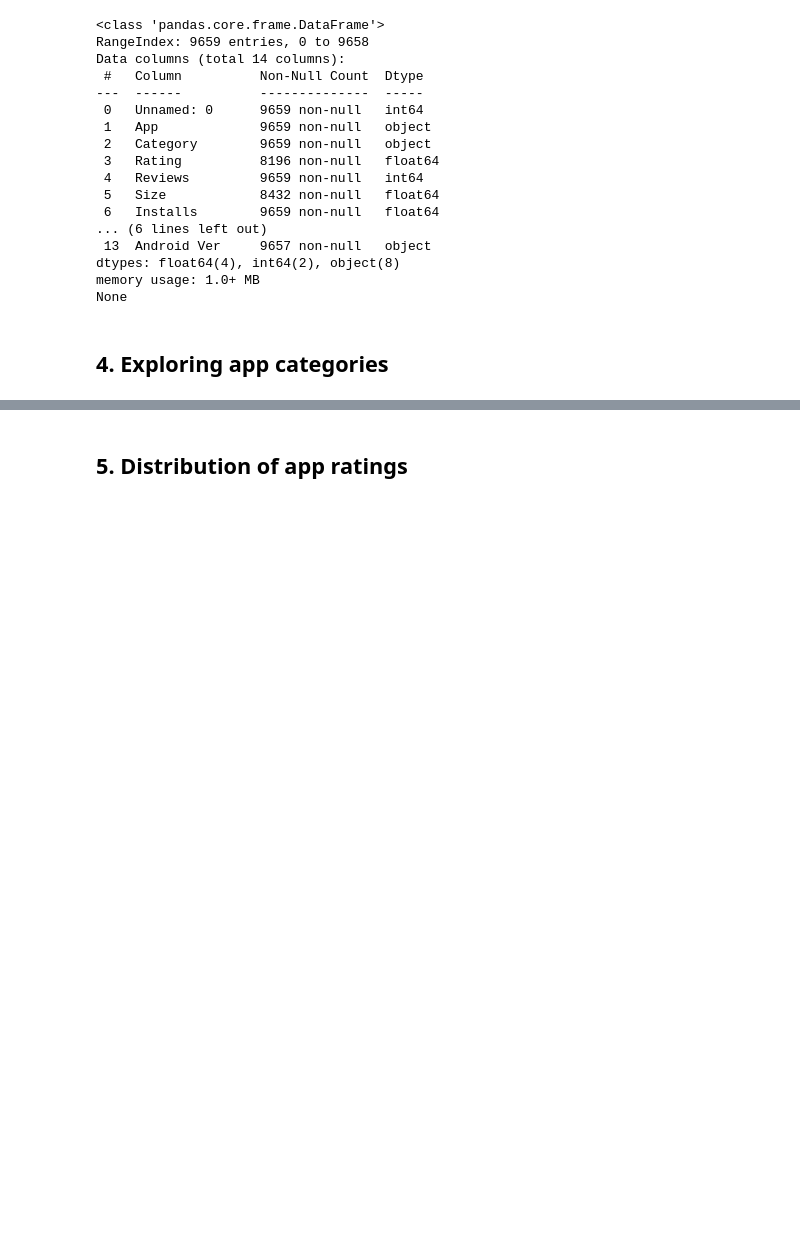
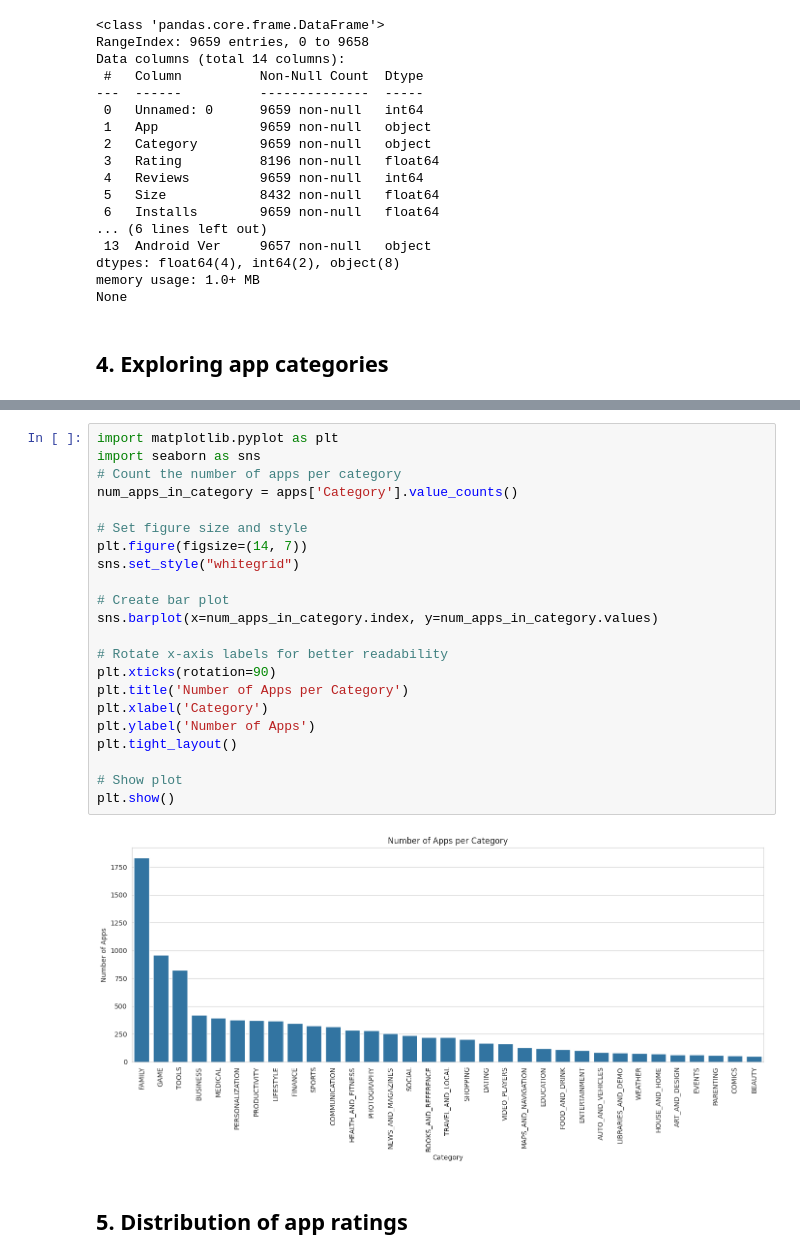
Before and after one commit to sakshisinha-13/Google-Play-Store-App-Market-Analysis, a Jupyter notebook: Google_Play_Store_App_Market_Analysis.ipynb, the cells around one changed output, grey strips where cells are left out. Saved outputs shown, nothing was run; the diff lists cells and outputs as text; blank space fills up the shorter version.

```diff
--- a/Google_Play_Store_App_Market_Analysis.ipynb
+++ b/Google_Play_Store_App_Market_Analysis.ipynb
@@ -126,2 +102,26 @@ Number of categories =  33
+# %%
+import matplotlib.pyplot as plt
+import seaborn as sns
+# Count the number of apps per category
+num_apps_in_category = apps['Category'].value_counts()
+
+# Set figure size and style
+plt.figure(figsize=(14, 7))
+sns.set_style("whitegrid")
+
+# Create bar plot
+sns.barplot(x=num_apps_in_category.index, y=num_apps_in_category.values)
+
+# Rotate x-axis labels for better readability
+plt.xticks(rotation=90)
+plt.title('Number of Apps per Category')
+plt.xlabel('Category')
+plt.ylabel('Number of Apps')
+plt.tight_layout()
+
+# Show plot
+plt.show()
+# %% [output]
+[figure, added]
 # %% [markdown]
 ## 5. Distribution of app ratings
```
Also changed, not shown: parts of 8 cells of this notebook.
